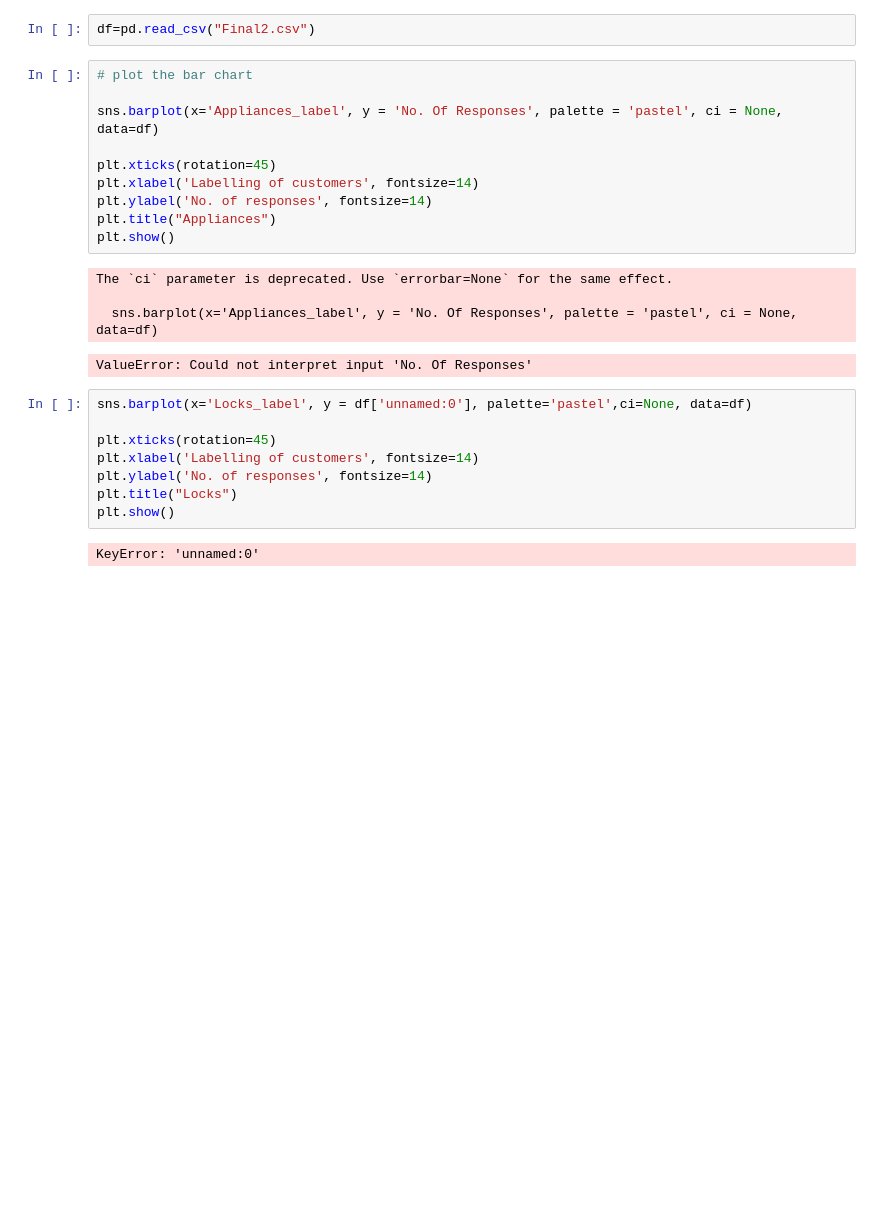
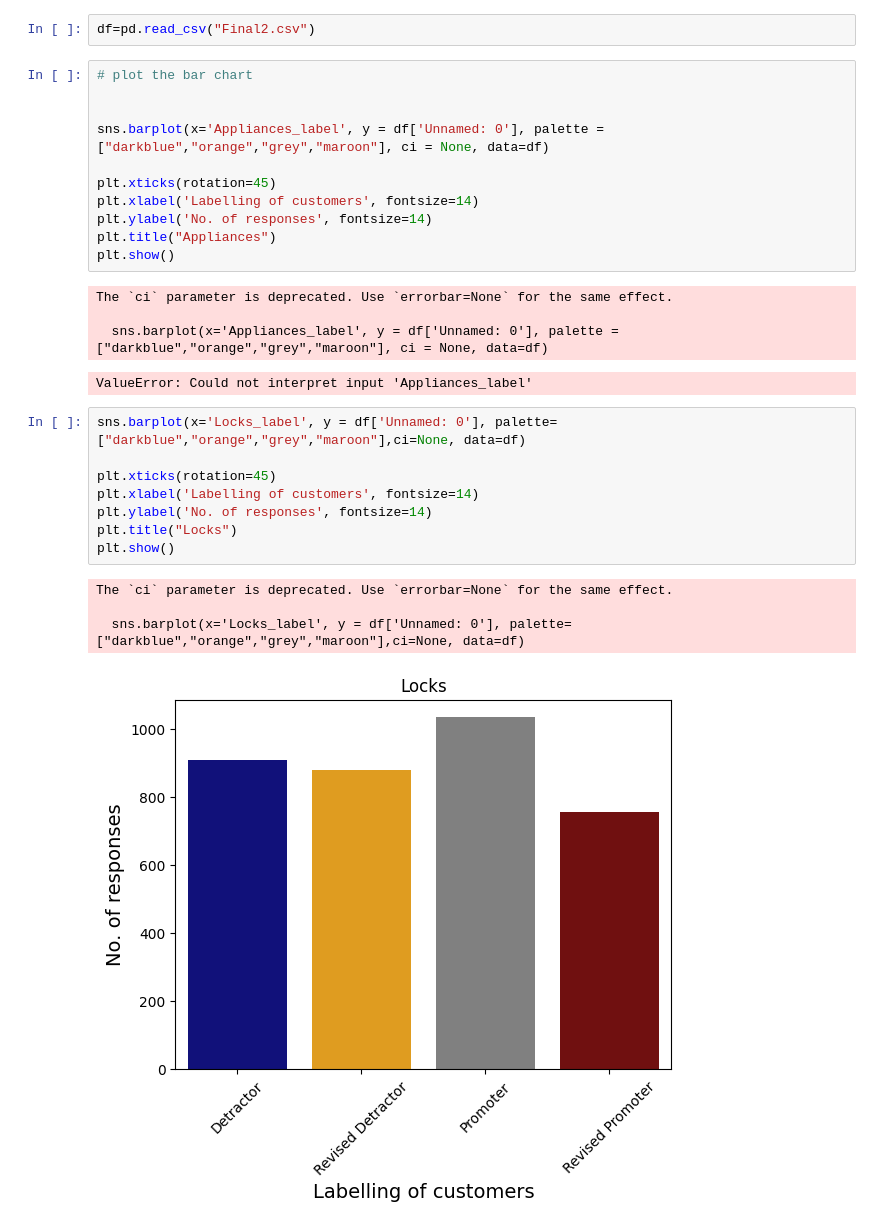
Before and after one commit to Vishesh-Giyanani/Digital-Sentiment-Analysis_NLP, a Jupyter notebook: NLP/BarGraph.ipynb, the cells around one changed output. Drawn from its saved outputs; the diff is of its cells as text; blank space fills up the shorter version.

```diff
--- a/NLP/BarGraph.ipynb
+++ b/NLP/BarGraph.ipynb
@@ -27,7 +7,8 @@ df=pd.read_csv("Final2.csv")
 # %%
 # plot the bar chart
 
-sns.barplot(x='Appliances_label', y = 'No. Of Responses', palette = 'pastel', ci = None, data=df)
+
+sns.barplot(x='Appliances_label', y = df['Unnamed: 0'], palette = ["darkblue","orange","grey","maroon"], ci = None, data=df)
 
 plt.xticks(rotation=45)
 plt.xlabel('Labelling of customers', fontsize=14)
@@ -37,16 +18,19 @@ plt.show()
 # %% [output]
 The `ci` parameter is deprecated. Use `errorbar=None` for the same effect.
 
-  sns.barplot(x='Appliances_label', y = 'No. Of Responses', palette = 'pastel', ci = None, data=df)
+  sns.barplot(x='Appliances_label', y = df['Unnamed: 0'], palette = ["darkblue","orange","grey","maroon"], ci = None, data=df)
-ValueError: Could not interpret input 'No. Of Responses'
+ValueError: Could not interpret input 'Appliances_label'
 # %%
-sns.barplot(x='Locks_label', y = df['unnamed:0'], palette='pastel',ci=None, data=df)
+sns.barplot(x='Locks_label', y = df['Unnamed: 0'], palette=["darkblue","orange","grey","maroon"],ci=None, data=df)
 
 plt.xticks(rotation=45)
 plt.xlabel('Labelling of customers', fontsize=14)
 plt.ylabel('No. of responses', fontsize=14)
 plt.title("Locks")
 plt.show()
 # %% [output]
-KeyError: 'unnamed:0'
+The `ci` parameter is deprecated. Use `errorbar=None` for the same effect.
+
+  sns.barplot(x='Locks_label', y = df['Unnamed: 0'], palette=["darkblue","orange","grey","maroon"],ci=None, data=df)
+[figure, added]
 # %%
```
Also changed, not shown: parts of 3 cells of this notebook, 2 other files.
